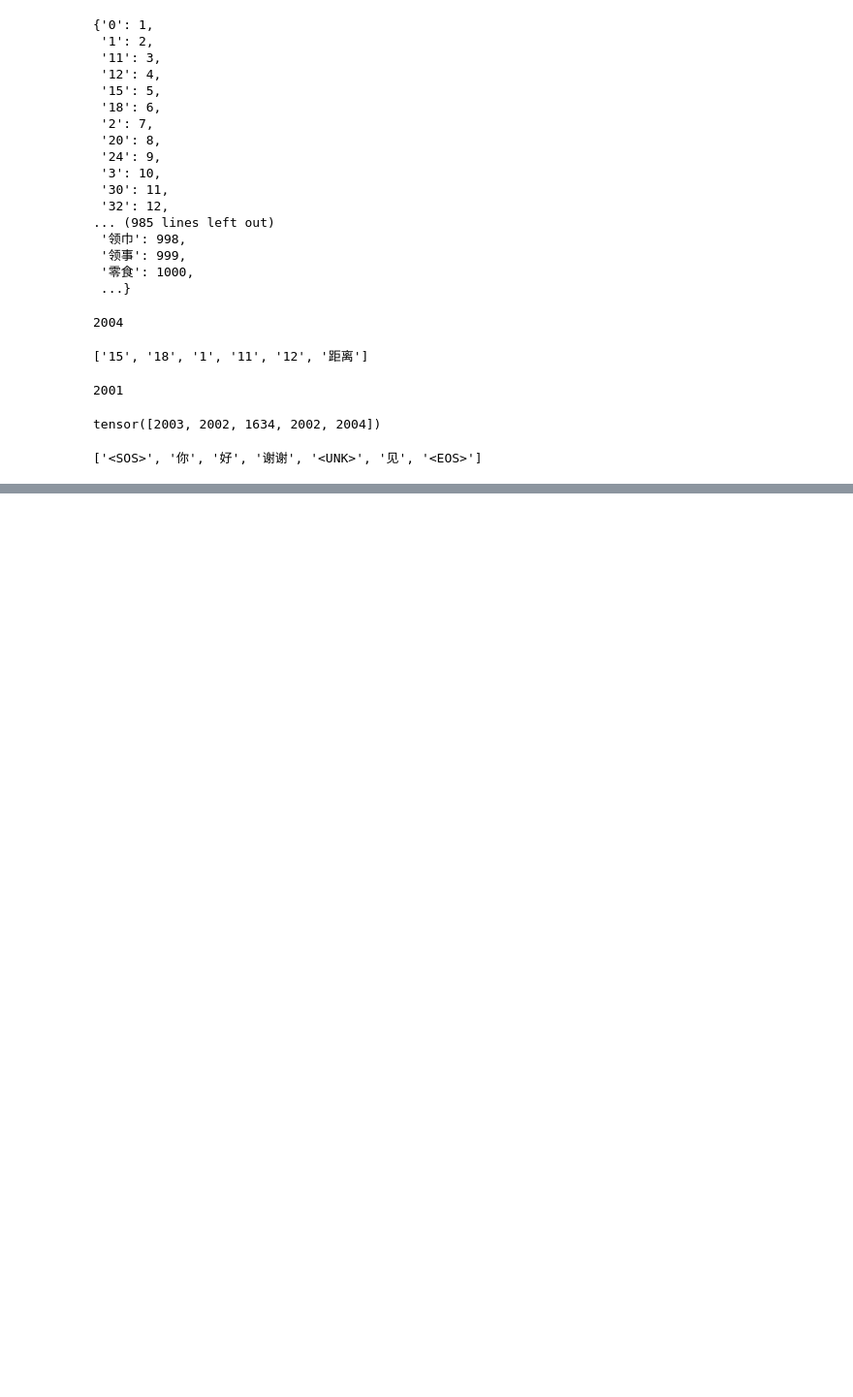
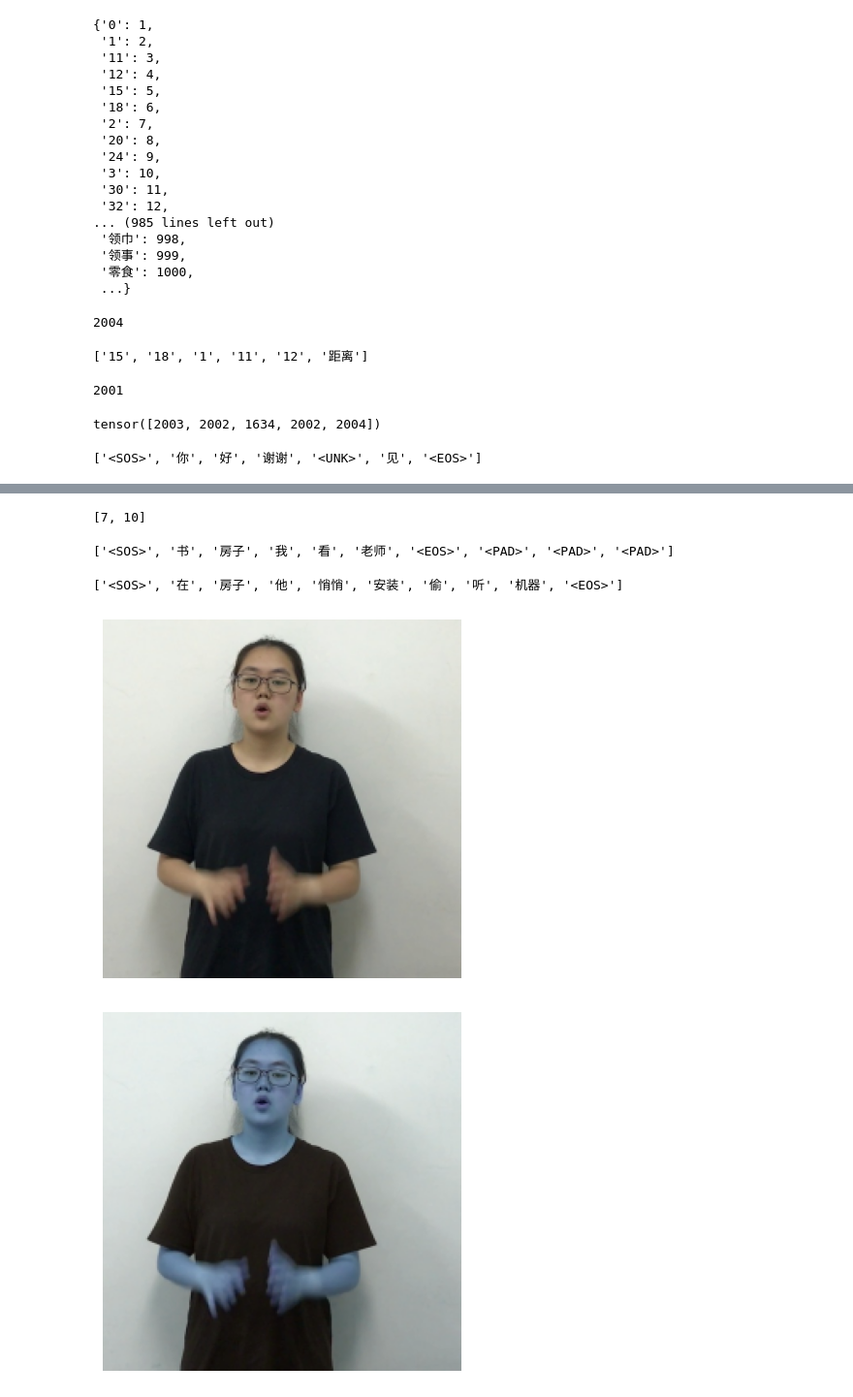
Before and after one commit to hsuzjx/SLRT, a Jupyter notebook: slr/datasets/cslddailytest.ipynb, the cells around one changed output, grey strips where cells are left out. Shown at 97% size. Drawn from its saved outputs; the diff is of its cells as text; code cells hidden in the pictures; blank space fills up the shorter version.

```diff
--- a/slr/datasets/cslddailytest.ipynb
+++ b/slr/datasets/cslddailytest.ipynb
@@ -322,0 +337,2 @@ tknz.decode(tknz.encode(["你", "好", "谢谢", "再", "见"]))
+# %%
+train_dataloader = datamodule.train_dataloader()
@@ -322,0 +342,2 @@ tknz.decode(tknz.encode(["你", "好", "谢谢", "再", "见"]))
+# %%
+x, y, x_lgt, y_lgt, info = next(iter(train_dataloader))
@@ -322,0 +357,35 @@ tknz.decode(tknz.encode(["你", "好", "谢谢", "再", "见"]))
+# %%
+y_lgt
+# %% [output]
+[7, 10]
+# %%
+tokenizer.decode(y[0])
+# %% [output]
+['<SOS>', '书', '房子', '我', '看', '老师', '<EOS>', '<PAD>', '<PAD>', '<PAD>']
+# %%
+tokenizer.decode(y[1])
+# %% [output]
+['<SOS>', '在', '房子', '他', '悄悄', '安装', '偷', '听', '机器', '<EOS>']
+# %%
+image = x[0, 10].numpy()
+# %%
+image = image.transpose(1, 2, 0)
+# %%
+import numpy as np
+import matplotlib.pyplot as plt
+import cv2
+
+image = image.astype(np.uint8)
+# 在 Jupyter Notebook 中显示图片
+plt.imshow(image)
+plt.axis('off')  # 关闭坐标轴
+plt.show()
+
+# 调整颜色空间（可选）
+rgb_arr = cv2.cvtColor(image, cv2.COLOR_BGR2RGB)
+plt.imshow(rgb_arr)
+plt.axis('off')
+plt.show()
+# %% [output]
+[figure, added]
+[figure, added]
```
Also changed, not shown: parts of 11 cells of this notebook, 5 other files.
